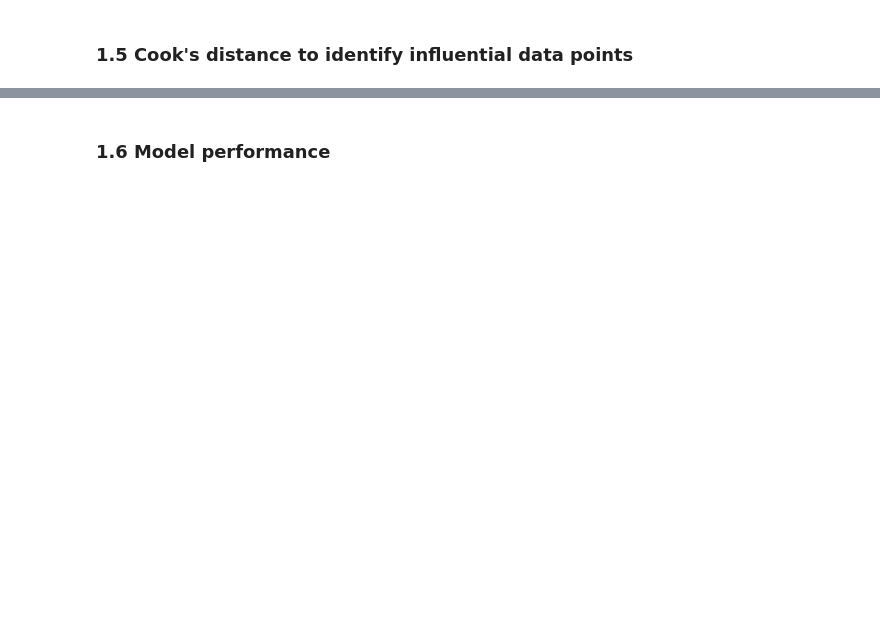
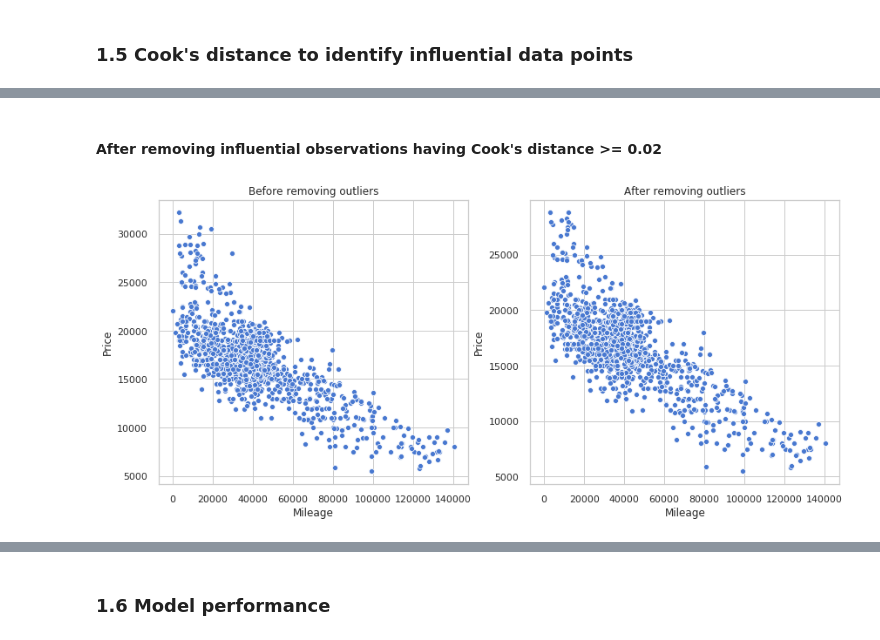
Before and after one commit to mEyob/linear-regression-car-price, a Jupyter notebook: analysis.ipynb, the cells around one changed output, grey strips where cells are left out. Drawn from its saved outputs; the diff is of its cells as text; code cells hidden in the pictures; blank space fills up the shorter version.

```diff
--- a/analysis.ipynb
+++ b/analysis.ipynb
@@ -550,0 +552,12 @@ influential = toyota[(visualizer.distance_ > 0.02) & toyota.Mileage > 20000].ind
+# %% [markdown]
+#### After removing influential observations having Cook's distance >= 0.02
+# %%
+toyota_exc_outliers = toyota[(cooks_dist_viz.distance_ < 0.02)]
+fig = plt.figure(figsize=(14,6))
+ax1, ax2 = fig.subplots(1, 2)
+sns.scatterplot('Mileage', 'Price', data=toyota,ax=ax1)
+ax1.set_title('Before removing outliers')
+sns.scatterplot('Mileage', 'Price', data=toyota_exc_outliers,ax=ax2)
+ax2.set_title('After removing outliers');
+# %% [output]
+[figure, added]
```
Also changed, not shown: parts of 76 cells of this notebook.
